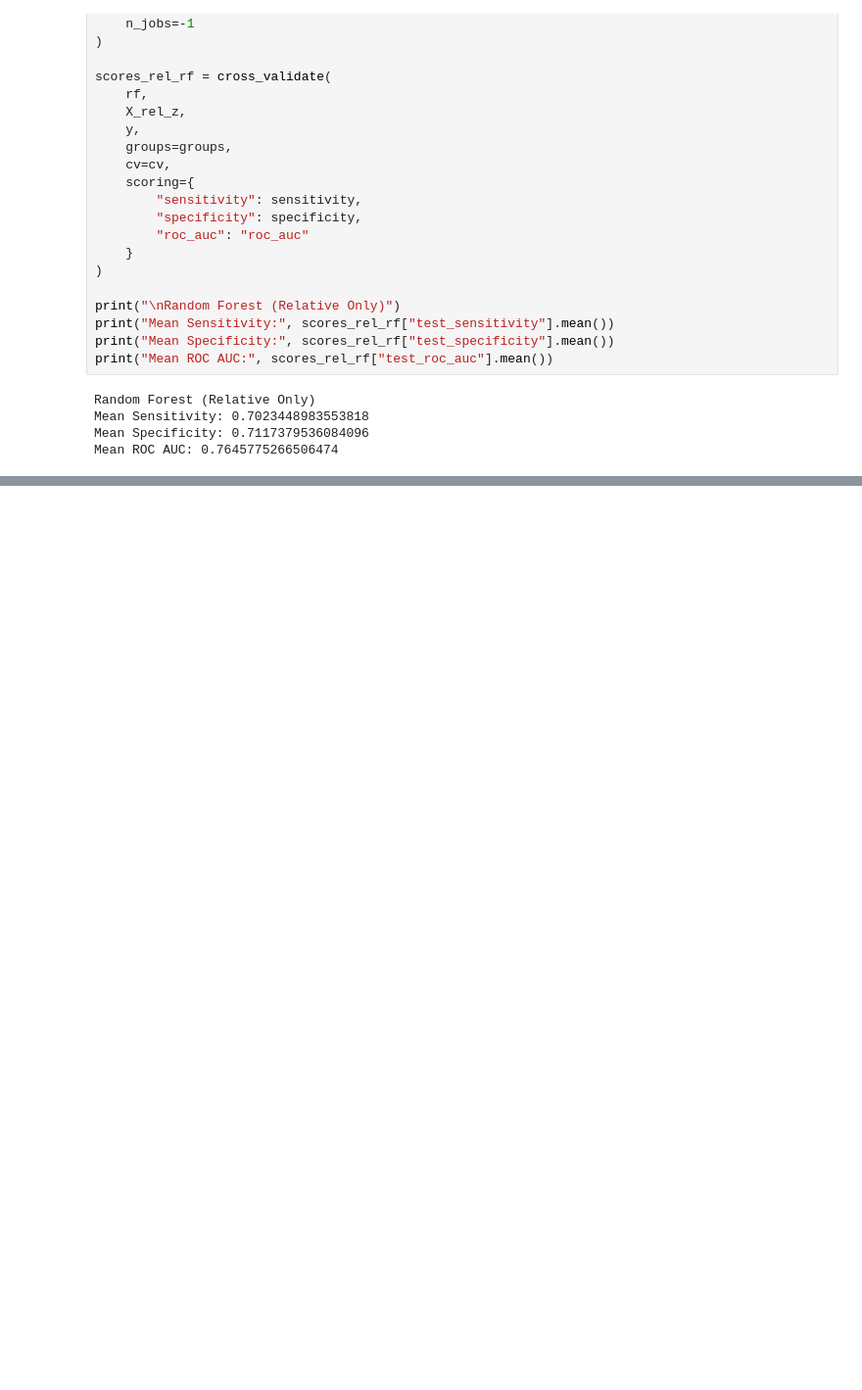
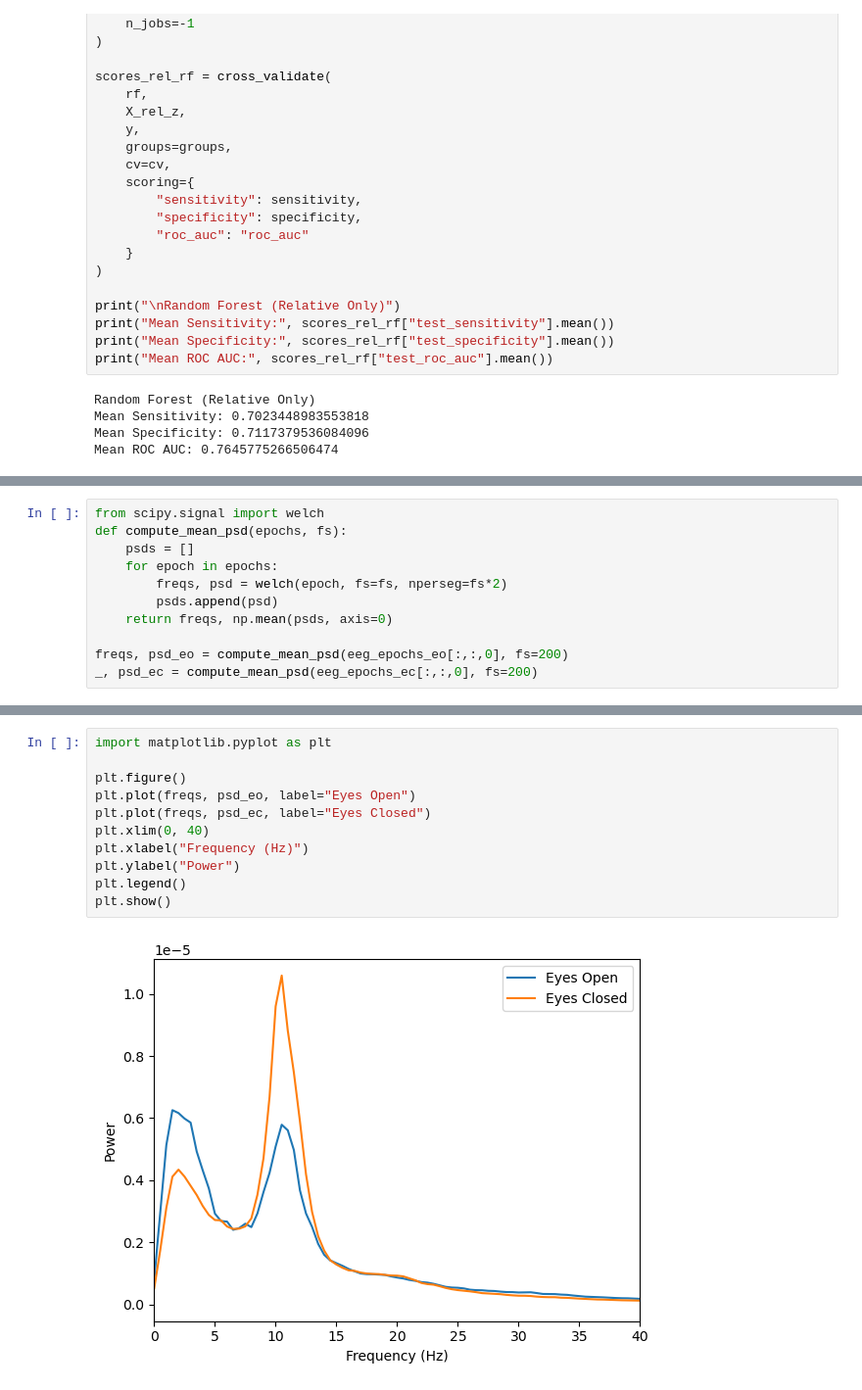
Before and after one commit to cristopher-d-delgado/Analysis-of-EEG-Signal, a Jupyter notebook: eda.ipynb, the cells around one changed output, grey strips where cells are left out. Shown at 98% size. Drawn from its saved outputs; the diff is of its cells as text; blank space fills up the shorter version.

```diff
--- a/eda.ipynb
+++ b/eda.ipynb
@@ -1443,0 +1109,11 @@ Mean ROC AUC: 0.7645775266506474
+# %%
+from scipy.signal import welch
+def compute_mean_psd(epochs, fs):
+    psds = []
+    for epoch in epochs:
+        freqs, psd = welch(epoch, fs=fs, nperseg=fs*2)
+        psds.append(psd)
+    return freqs, np.mean(psds, axis=0)
+
+freqs, psd_eo = compute_mean_psd(eeg_epochs_eo[:,:,0], fs=200)
+_, psd_ec = compute_mean_psd(eeg_epochs_ec[:,:,0], fs=200)
@@ -1443,0 +1132,13 @@ Mean ROC AUC: 0.7645775266506474
+# %%
+import matplotlib.pyplot as plt
+
+plt.figure()
+plt.plot(freqs, psd_eo, label="Eyes Open")
+plt.plot(freqs, psd_ec, label="Eyes Closed")
+plt.xlim(0, 40)
+plt.xlabel("Frequency (Hz)")
+plt.ylabel("Power")
+plt.legend()
+plt.show()
+# %% [output]
+[figure, added]
```
Also changed, not shown: parts of 19 cells of this notebook, 3 other files.
